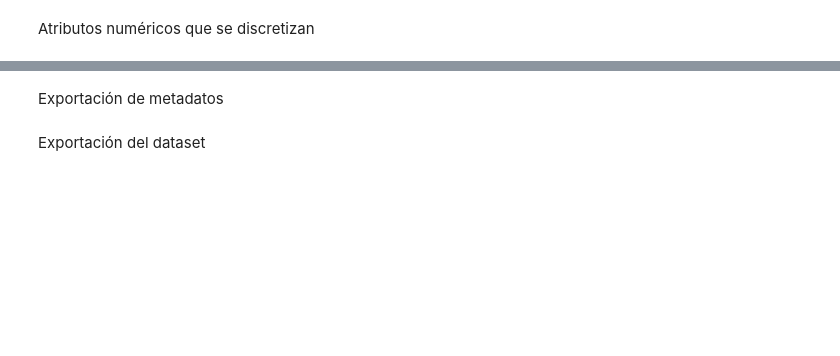
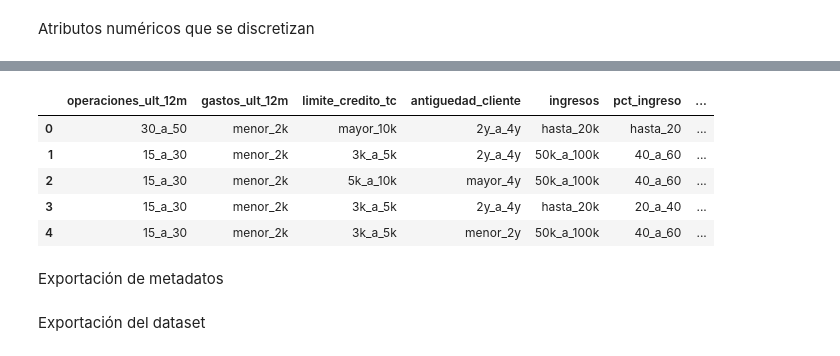
Before and after one commit to lolagj/-13MBID-Practica1, a Jupyter notebook: notebooks/preparacion_datos/PD01 -Transformaciones.ipynb, the cells around one changed output, grey strips where cells are left out. Saved outputs shown, nothing was run; the diff lists cells and outputs as text; code cells hidden in the pictures; blank space fills up the shorter version.

Commit message:
Correción de transformación. Finalización modelado de visualizacion

```diff
--- a/notebooks/preparacion_datos/PD01 -Transformaciones.ipynb
+++ b/notebooks/preparacion_datos/PD01 -Transformaciones.ipynb
@@ -131,7 +206,7 @@ df_integrado['operaciones_ult_12m'].describe()
 # %%
 # Antiguedad del empleado
 
-etiquetas_a_e = ['menor_10', '5_a_10', 'mayor_10']
+etiquetas_a_e = ['menor_5', '5_a_10', 'mayor_10']
 rangos_a_e = [0, 4, 10, 50]
 valor_para_nan = 'NA'
 antiguedad_empleados_N = pd.cut(df_integrado['antiguedad_empleado'],
@@ -171,15 +246,6 @@ ingresos_N = pd.cut(df_integrado['ingresos'],
 
 ingresos_N.value_counts()
 
-# tasa_interes
-
-etiquetas_t_i = ['hasta_7p', '7p_a_15p', '15p_a_20p', 'mayor_20p']
-rangos_t_i = [0, 6.99, 14.99, 19.99, 100]
-tasa_interes_N = pd.cut(df_integrado['tasa_interes'],
-                                bins=rangos_t_i,
-                                labels=etiquetas_t_i)
-
-tasa_interes_N.value_counts()
 
 # antiguedad_cliente
 
@@ -203,8 +269,8 @@ limite_credito_tc_N.value_counts()
 
 # gastos_ult_12m
 
-etiquetas_g_u12 = ['menor_1k', '2k_a_4k', '4k_a_6k', '6k_a_8k', '8k_a_10k', 'mayor_10k']
-rangos_g_u12 = [0, 999, 3999, 5999, 7999, 9999, 100000]
+etiquetas_g_u12 = ['menor_2k', '2k_a_4k', '4k_a_6k', '6k_a_8k', '8k_a_10k', 'mayor_10k']
+rangos_g_u12 = [0, 1999, 3999, 5999, 7999, 9999, 100000]
 gastos_ult_12m_N = pd.cut(df_integrado['gastos_ult_12m'],
                                 bins=rangos_g_u12,
                                 labels=etiquetas_g_u12)
@@ -225,22 +298,28 @@ df_integrado.columns
 # %%
 col_eliminar_final = [
               'edad',
               'antiguedad_empleado',
               'antiguedad_cliente',
               'ingresos',
               'pct_ingreso',
-              'tasa_interes',
               'regla_pct_ingresos',
               'gastos_ult_12m',
               'limite_credito_tc',
               'operaciones_ult_12m',
               'id_cliente']
 
 df_integrado.drop(col_eliminar_final, inplace=True, axis=1)
 
 
-df_final = pd.concat([operaciones_ult_12m_N, gastos_ult_12m_N, limite_credito_tc_N, antiguedad_cliente_N, tasa_interes_N, ingresos_N, pct_ingreso_N, antiguedad_empleados_N, edad_N, df_integrado], axis=1)
+df_final = pd.concat([operaciones_ult_12m_N, gastos_ult_12m_N, limite_credito_tc_N, antiguedad_cliente_N, ingresos_N, pct_ingreso_N, antiguedad_empleados_N, edad_N, df_integrado], axis=1)
 df_final.head(5)
+# %% [output]
+|  | operaciones_ult_12m | gastos_ult_12m | limite_credito_tc | antiguedad_cliente | ingresos | pct_ingreso | ... |
+| 0 | 30_a_50 | menor_2k | mayor_10k | 2y_a_4y | hasta_20k | hasta_20 | ... |
+| 1 | 15_a_30 | menor_2k | 3k_a_5k | 2y_a_4y | 50k_a_100k | 40_a_60 | ... |
+| 2 | 15_a_30 | menor_2k | 5k_a_10k | mayor_4y | 50k_a_100k | 40_a_60 | ... |
+| 3 | 15_a_30 | menor_2k | 3k_a_5k | 2y_a_4y | hasta_20k | 20_a_40 | ... |
+| 4 | 15_a_30 | menor_2k | 3k_a_5k | menor_2y | 50k_a_100k | 40_a_60 | ... |
 # %% [markdown]
 Exportación de metadatos
 # %%
```
Also changed, not shown: parts of 15 cells of this notebook, 2 other files.
